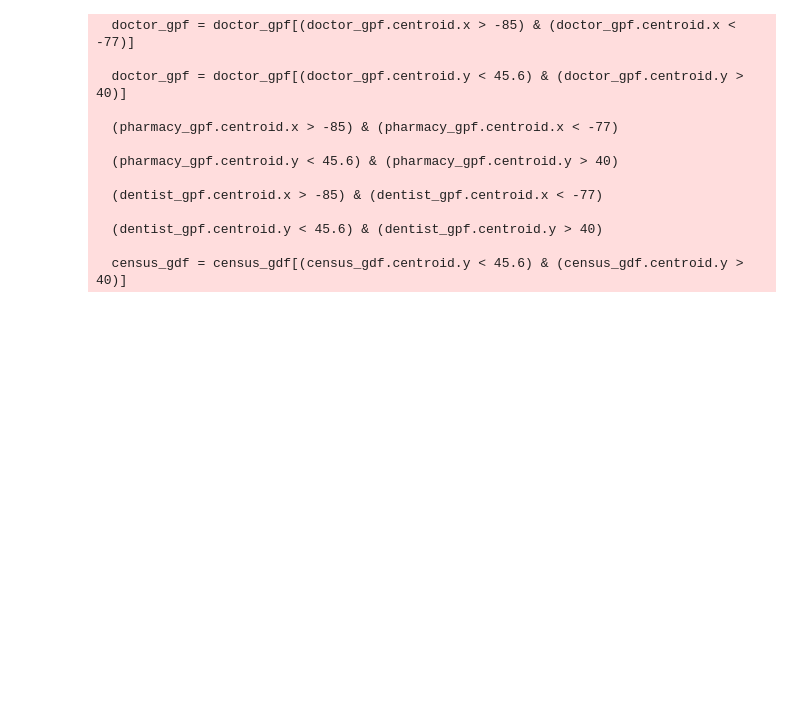
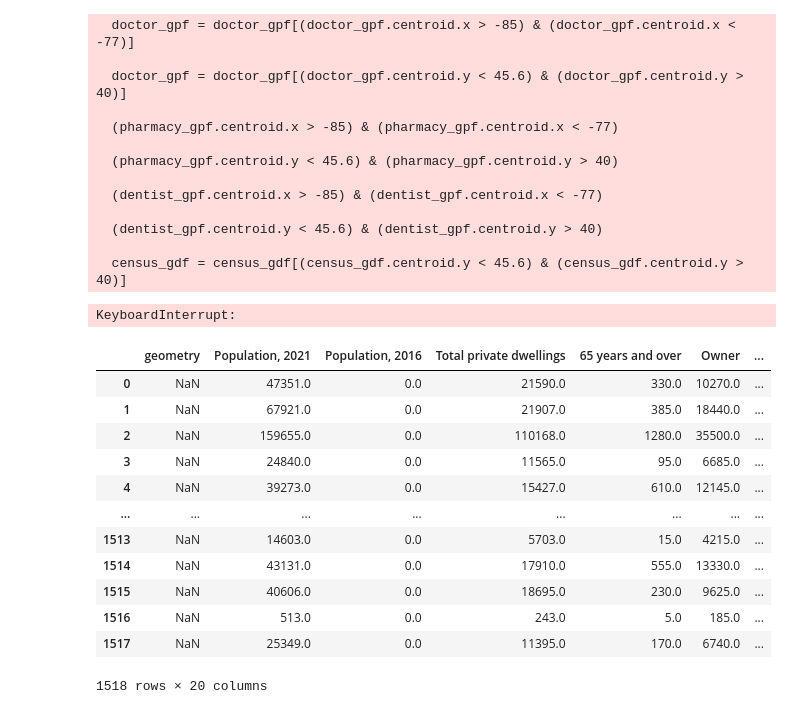
Before and after one commit to xeonmobius/pharmacy-market-analysis, a Jupyter notebook: automated_stats.ipynb, the cells around one changed output. Cells and saved outputs as stored; diff of their text form; code cells hidden in the pictures; blank space fills up the shorter version.

```diff
--- a/automated_stats.ipynb
+++ b/automated_stats.ipynb
@@ -247,11 +247,9 @@ for iter, row in pharmacy_gpf.iterrows():
 
     num_of_docs = doctor_within_buffer['City'].count()
     num_of_pharmacies = pharmacy_within_buffer['City'].count()
-
+    num_of_dentists = dentist_within_buffer['id'].count()
     # DF that tracks the status within buffer
     stats_within_radius = pd.DataFrame()
-    stats_within_radius['num of dentists'] = dentist_within_buffer['id'].count()
-    stats_within_radius['geometry'] = point
 
     for col in sum_col:
         stats_within_radius.loc[0, col] = int(census_within_buffer[col].sum())
@@ -262,8 +260,29 @@ for iter, row in pharmacy_gpf.iterrows():
 
     stats_within_radius['num of pharmacies'] = num_of_pharmacies
     stats_within_radius['num of doctors'] = num_of_docs
+    stats_within_radius['num of dentists'] = num_of_dentists
+    stats_within_radius['geometry'] = point
+
     cumulative_stats = pd.concat([cumulative_stats, stats_within_radius], ignore_index=True)
 
 quantitle_stats = cumulative_stats.quantile([0.25, 0.5, 0.75, 0.9])
 quantitle_stats.to_csv("quantitle_stats.csv")
+# %% [output]
+KeyboardInterrupt:
+# %%
+cumulative_stats
+# %% [output]
+|  | geometry | Population, 2021 | Population, 2016 | Total private dwellings | 65 years and over | Owner | ... |
+| 0 | NaN | 47351.0 | 0.0 | 21590.0 | 330.0 | 10270.0 | ... |
+| 1 | NaN | 67921.0 | 0.0 | 21907.0 | 385.0 | 18440.0 | ... |
+| 2 | NaN | 159655.0 | 0.0 | 110168.0 | 1280.0 | 35500.0 | ... |
+| 3 | NaN | 24840.0 | 0.0 | 11565.0 | 95.0 | 6685.0 | ... |
+| 4 | NaN | 39273.0 | 0.0 | 15427.0 | 610.0 | 12145.0 | ... |
+| ... | ... | ... | ... | ... | ... | ... | ... |
+| 1513 | NaN | 14603.0 | 0.0 | 5703.0 | 15.0 | 4215.0 | ... |
+| 1514 | NaN | 43131.0 | 0.0 | 17910.0 | 555.0 | 13330.0 | ... |
+| 1515 | NaN | 40606.0 | 0.0 | 18695.0 | 230.0 | 9625.0 | ... |
+| 1516 | NaN | 513.0 | 0.0 | 243.0 | 5.0 | 185.0 | ... |
+| 1517 | NaN | 25349.0 | 0.0 | 11395.0 | 170.0 | 6740.0 | ... |
+1518 rows × 20 columns
 # %%
```
Also changed, not shown: parts of 4 cells of this notebook.
